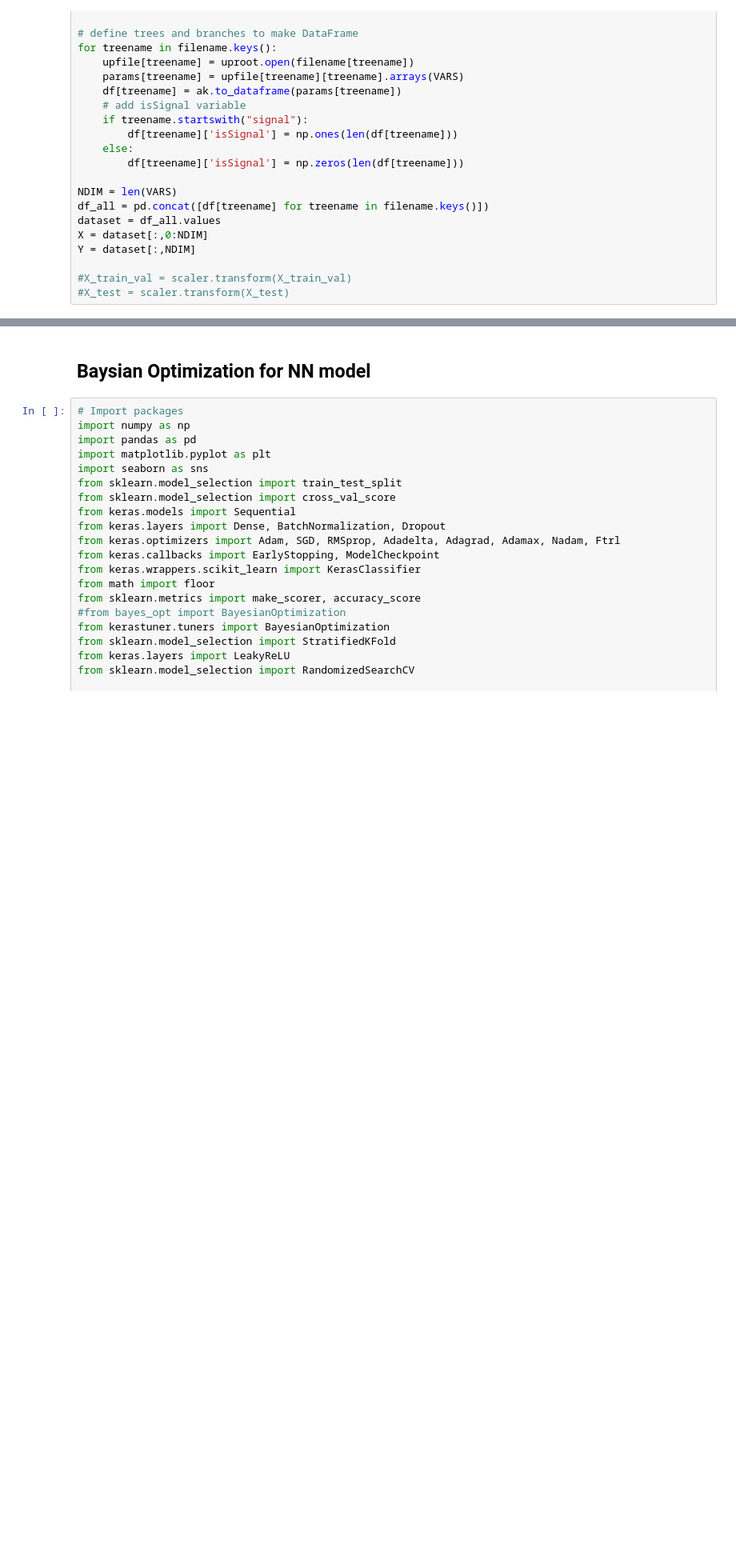
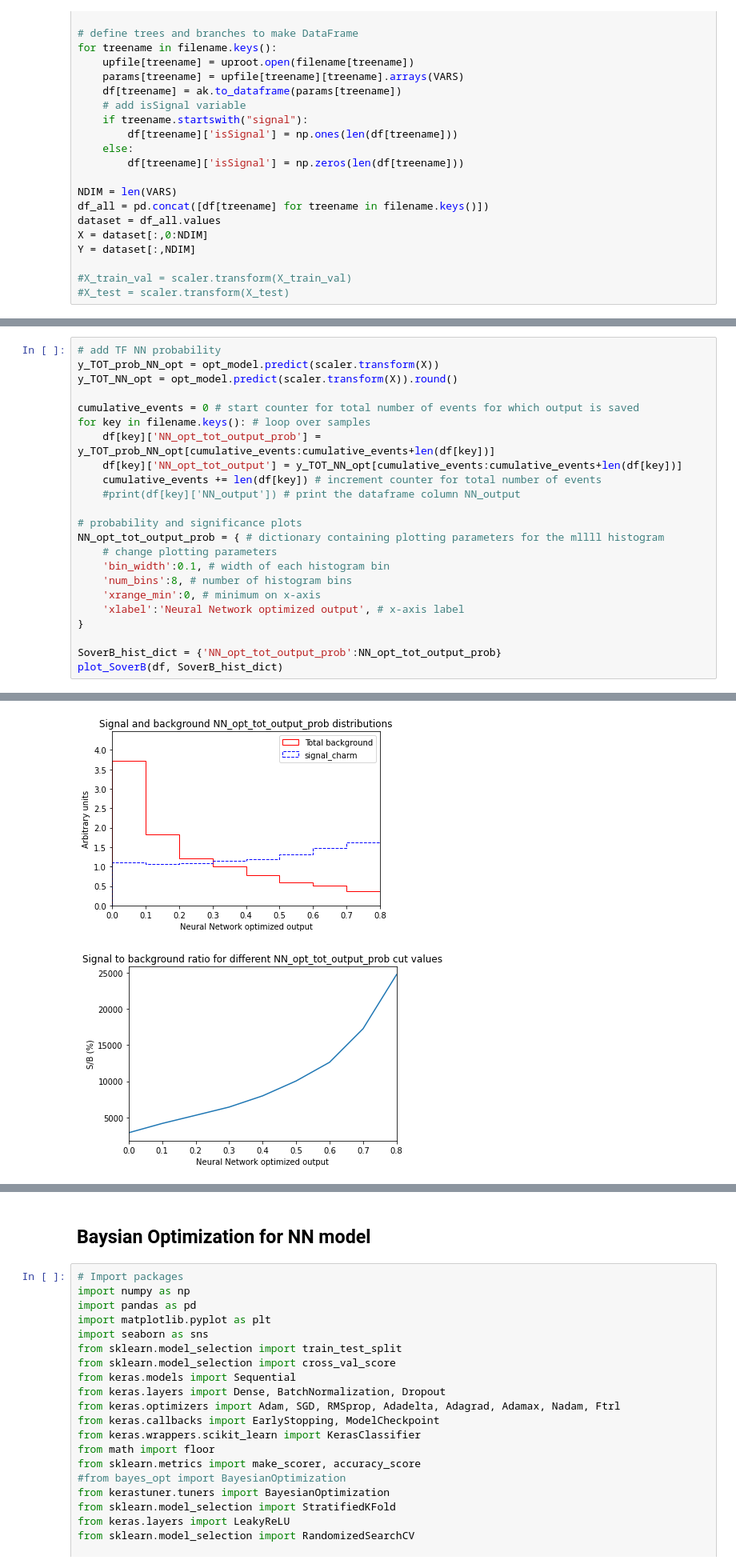
Before and after one commit to mghasemi19/TopFC, a Jupyter notebook: BDT_weight/NN_TopFC_main_bkg_analysis.ipynb, the cells around one changed output, grey strips where cells are left out. Shown at 80% size. Drawn from its saved outputs; the diff is of its cells as text; blank space fills up the shorter version.

```diff
--- a/BDT_weight/NN_TopFC_main_bkg_analysis.ipynb
+++ b/BDT_weight/NN_TopFC_main_bkg_analysis.ipynb
@@ -847,0 +870,24 @@ weighted avg       0.96      0.62      0.74     97908
+# %%
+# add TF NN probability
+y_TOT_prob_NN_opt = opt_model.predict(scaler.transform(X))
+y_TOT_NN_opt = opt_model.predict(scaler.transform(X)).round()
+
+cumulative_events = 0 # start counter for total number of events for which output is saved
+for key in filename.keys(): # loop over samples
+    df[key]['NN_opt_tot_output_prob'] = y_TOT_prob_NN_opt[cumulative_events:cumulative_events+len(df[key])]
+    df[key]['NN_opt_tot_output'] = y_TOT_NN_opt[cumulative_events:cumulative_events+len(df[key])]
+    cumulative_events += len(df[key]) # increment counter for total number of events
+    #print(df[key]['NN_output']) # print the dataframe column NN_output
+
+# probability and significance plots
+NN_opt_tot_output_prob = { # dictionary containing plotting parameters for the mllll histogram
+    # change plotting parameters
+    'bin_width':0.1, # width of each histogram bin
+    'num_bins':8, # number of histogram bins
+    'xrange_min':0, # minimum on x-axis
+    'xlabel':'Neural Network optimized output', # x-axis label
+}
+
+SoverB_hist_dict = {'NN_opt_tot_output_prob':NN_opt_tot_output_prob}
+plot_SoverB(df, SoverB_hist_dict)
+# %% [output]
@@ -847,0 +896,2 @@ weighted avg       0.96      0.62      0.74     97908
+[figure, added]
+[figure, added]
```
Also changed, not shown: parts of 12 cells of this notebook, 1 other file.
